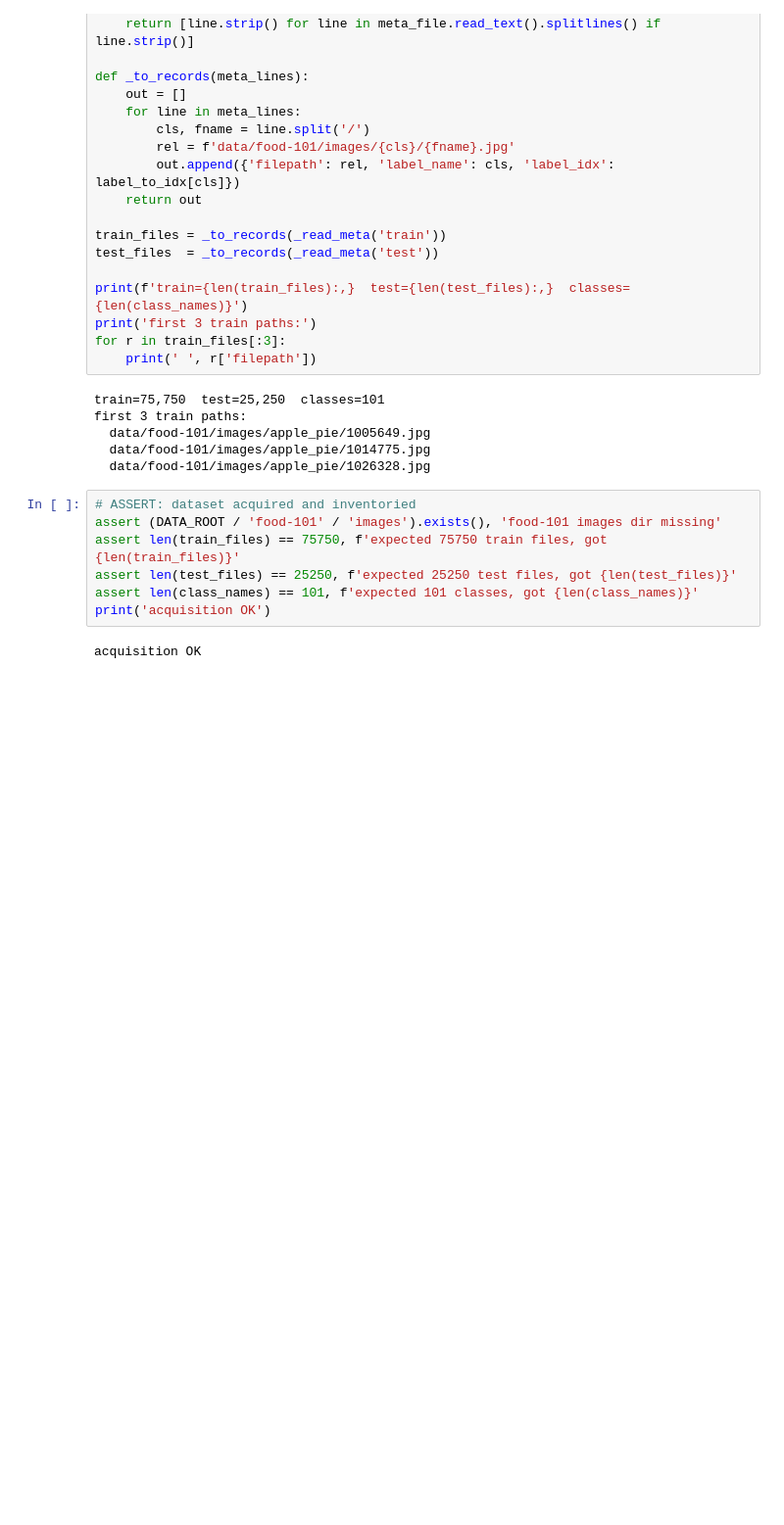
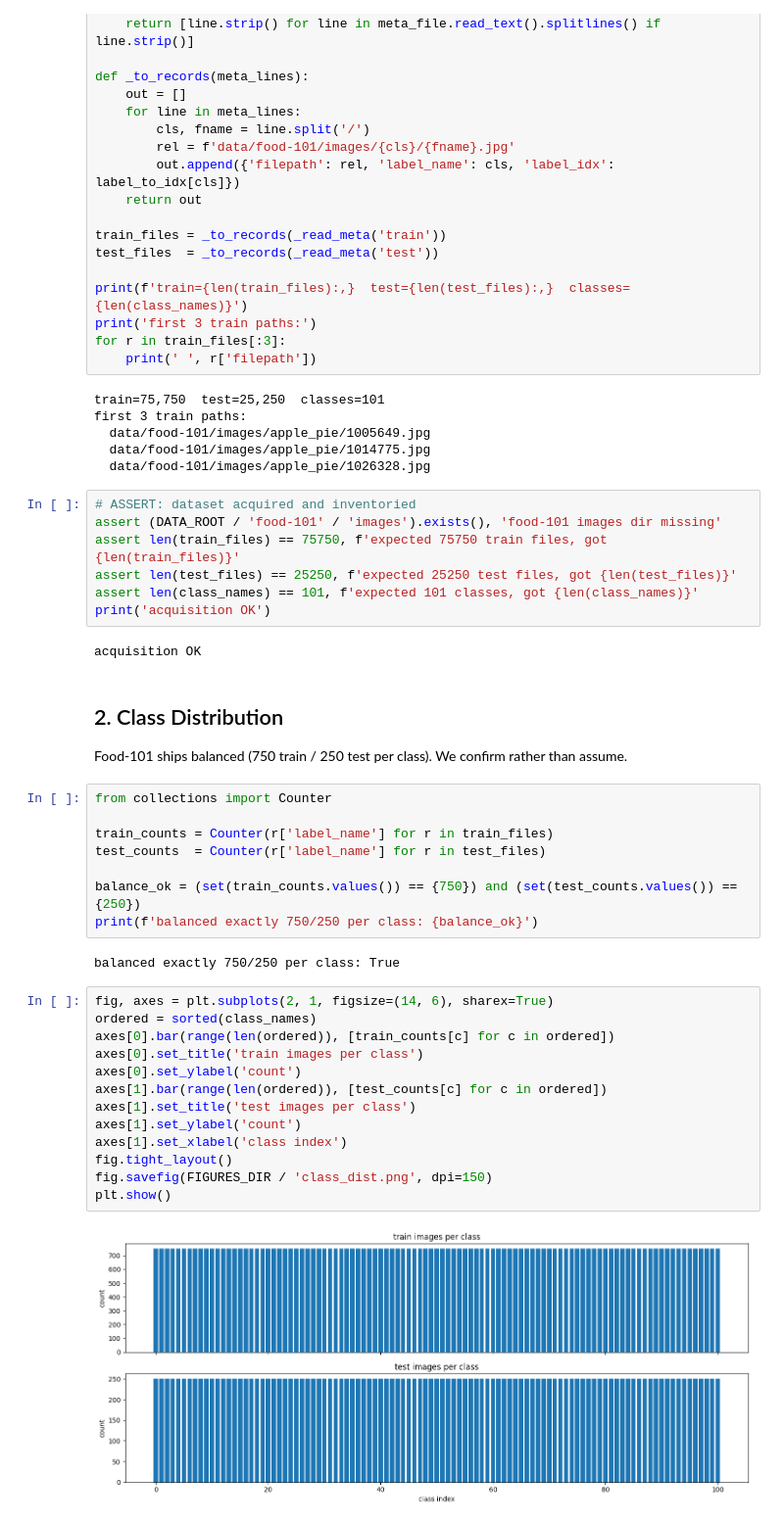
Before and after one commit to hungsvdut2k2/swin-transformer-classification, a Jupyter notebook: notebooks/phase2_data_understanding.ipynb, the cells around one changed output. Shown at 98% size. Saved outputs shown, nothing was run; the diff lists cells and outputs as text; blank space fills up the shorter version.

Commit message:
feat(phase2): notebook section 2 — class distribution

```diff
--- a/notebooks/phase2_data_understanding.ipynb
+++ b/notebooks/phase2_data_understanding.ipynb
@@ -128,3 +128,31 @@ assert len(class_names) == 101, f'expected 101 classes, got {len(class_names)}'
 print('acquisition OK')
 # %% [output]
 acquisition OK
+# %% [markdown]
+## 2. Class Distribution
+Food-101 ships balanced (750 train / 250 test per class). We confirm rather than assume.
+# %%
+from collections import Counter
+
+train_counts = Counter(r['label_name'] for r in train_files)
+test_counts  = Counter(r['label_name'] for r in test_files)
+
+balance_ok = (set(train_counts.values()) == {750}) and (set(test_counts.values()) == {250})
+print(f'balanced exactly 750/250 per class: {balance_ok}')
+# %% [output]
+balanced exactly 750/250 per class: True
+# %%
+fig, axes = plt.subplots(2, 1, figsize=(14, 6), sharex=True)
+ordered = sorted(class_names)
+axes[0].bar(range(len(ordered)), [train_counts[c] for c in ordered])
+axes[0].set_title('train images per class')
+axes[0].set_ylabel('count')
+axes[1].bar(range(len(ordered)), [test_counts[c] for c in ordered])
+axes[1].set_title('test images per class')
+axes[1].set_ylabel('count')
+axes[1].set_xlabel('class index')
+fig.tight_layout()
+fig.savefig(FIGURES_DIR / 'class_dist.png', dpi=150)
+plt.show()
+# %% [output]
+[figure, added]
```
Also changed, not shown: parts of 2 cells of this notebook.
